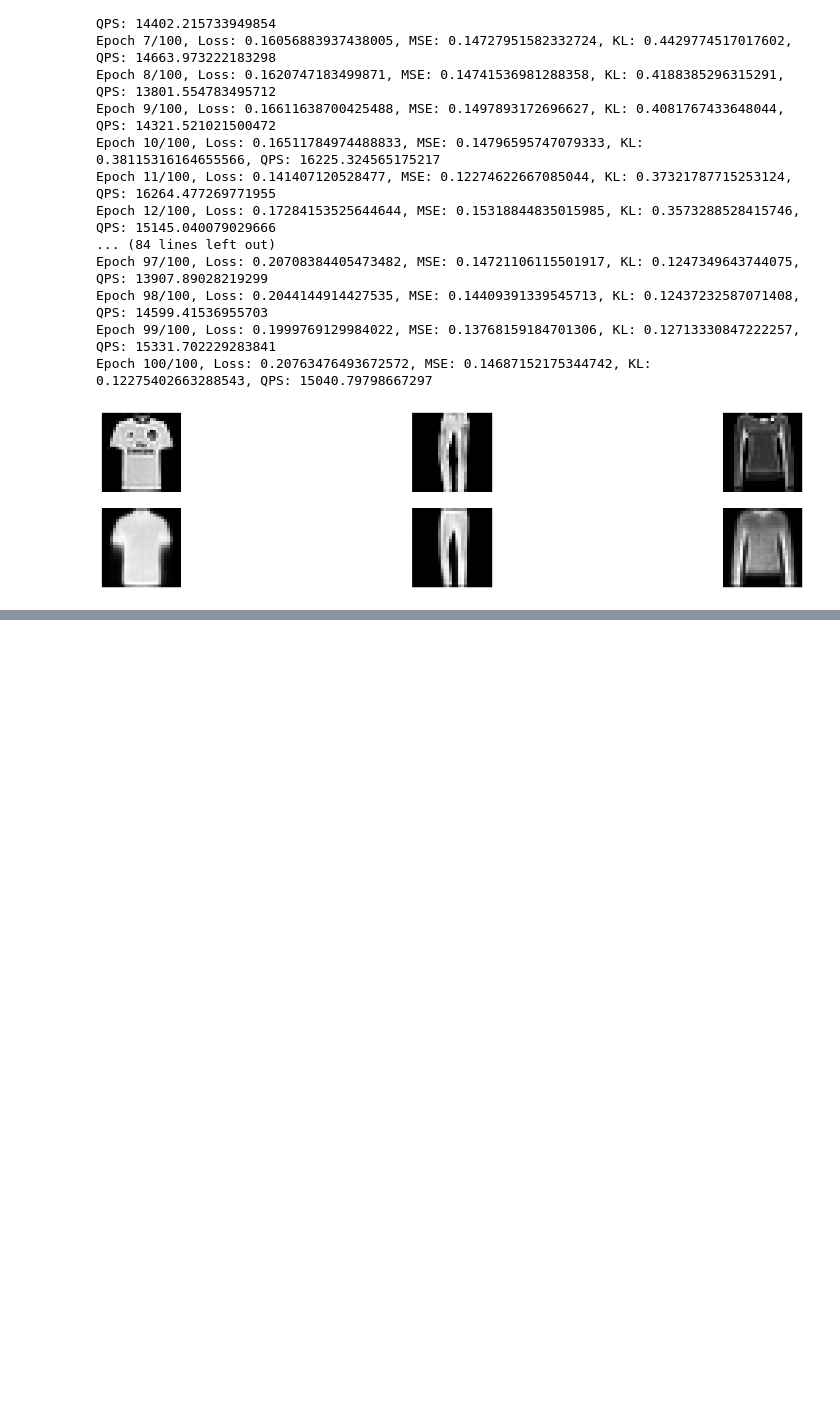
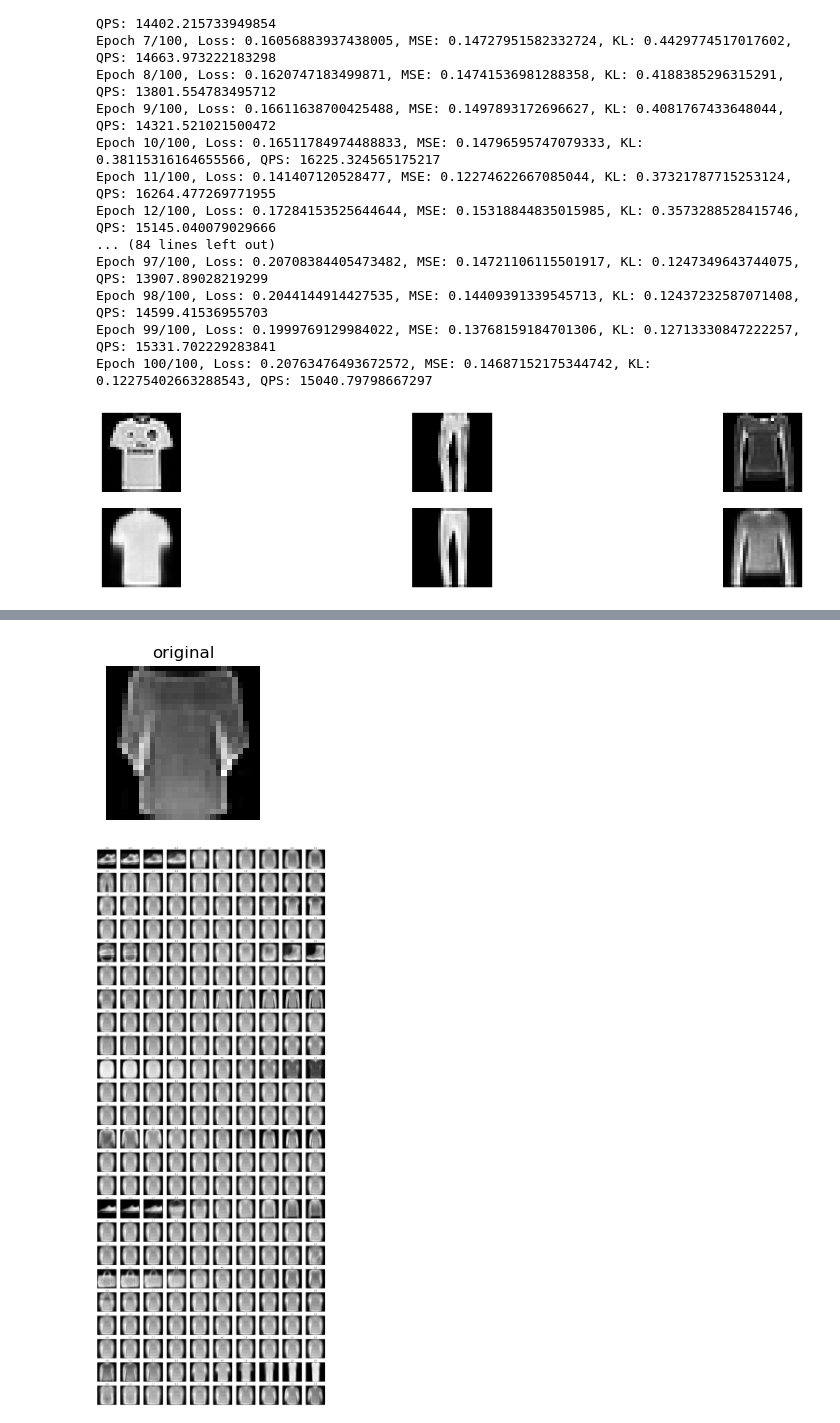
Before and after one commit to Maanav-s/vae-from-scratch, a Jupyter notebook: vae.ipynb, the cells around one changed output, grey strips where cells are left out. Cells and saved outputs as stored; diff of their text form; code cells hidden in the pictures; blank space fills up the shorter version.

```diff
--- a/vae.ipynb
+++ b/vae.ipynb
@@ -329,0 +348,37 @@ plt.show()
+# %%
+# pick one image
+idx = 5
+x = x_val[idx:idx+1]
+
+z_mu, z_log_var = vae.encode(x)
+z0 = z_mu.copy()
+
+values = np.linspace(-3, 3, 10)
+
+plt.figure(figsize=(2, 2))
+plt.imshow(x.reshape(28, 28), cmap='gray')
+plt.title('original')
+plt.axis('off')
+plt.show()
+
+rows = LATENT_SHAPE
+cols = len(values)
+fig, axes = plt.subplots(rows, cols, figsize=(2 * cols, 2 * rows), squeeze=False)
+
+for dim in range(LATENT_SHAPE):
+    for i, v in enumerate(values):
+        z = z0.copy()
+        z[0, dim] = v
+        x_gen = vae.decode(z)
+        ax = axes[dim][i]
+        ax.imshow(x_gen.reshape(28, 28), cmap='gray')
+        if i == 0:
+            ax.set_ylabel(f'z{dim}', rotation=0, labelpad=20, va='center')
+        ax.set_title(f'{v:.1f}')
+        ax.axis('off')
+
+plt.tight_layout()
+plt.show()
+# %% [output]
+[figure, added]
+[figure, added]
```
Also changed, not shown: parts of 2 cells of this notebook.
